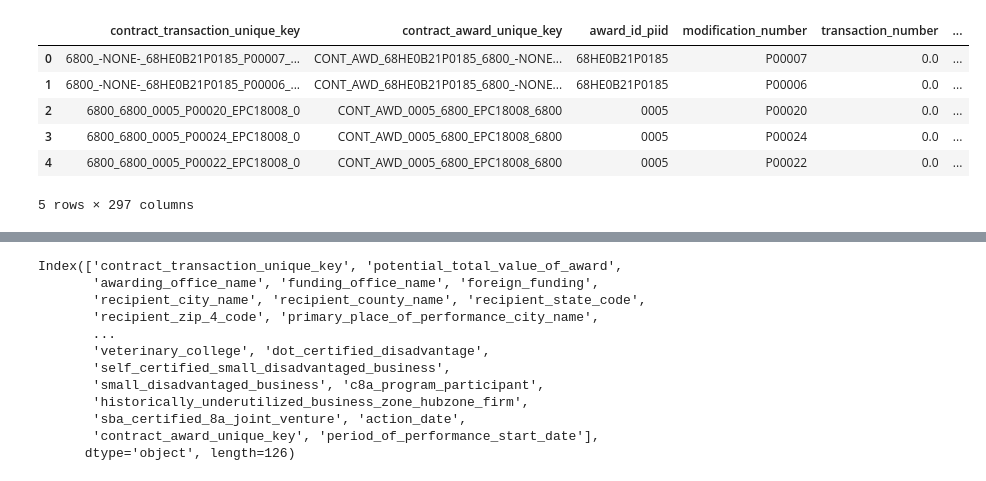
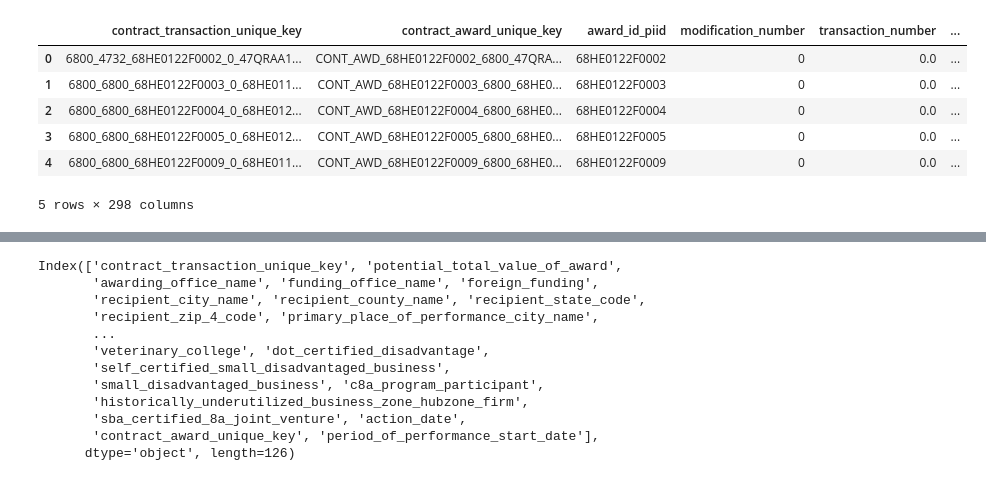
Before and after one commit to DinoKao23/Datason, a Jupyter notebook: test1.ipynb, the cells around one changed output, grey strips where cells are left out. Saved outputs shown, nothing was run; the diff lists cells and outputs as text; code cells hidden in the pictures.

```diff
--- a/test1.ipynb
+++ b/test1.ipynb
@@ -5,16 +5,16 @@ import numpy as np
 import seaborn as sns
 import matplotlib.pyplot as plt
 # %%
-df = pd.read_csv('FY2023_068_Contracts_Full_20240214_1.csv')
+df = pd.read_csv('Cleaned_Data_FY22_24.csv')
 df.head()
 # %% [output]
 |  | contract_transaction_unique_key | contract_award_unique_key | award_id_piid | modification_number | transaction_number | ... |
-| 0 | 6800_-NONE-_68HE0B21P0185_P00007_... | CONT_AWD_68HE0B21P0185_6800_-NONE... | 68HE0B21P0185 | P00007 | 0.0 | ... |
-| 1 | 6800_-NONE-_68HE0B21P0185_P00006_... | CONT_AWD_68HE0B21P0185_6800_-NONE... | 68HE0B21P0185 | P00006 | 0.0 | ... |
-| 2 | 6800_6800_0005_P00020_EPC18008_0 | CONT_AWD_0005_6800_EPC18008_6800 | 0005 | P00020 | 0.0 | ... |
-| 3 | 6800_6800_0005_P00024_EPC18008_0 | CONT_AWD_0005_6800_EPC18008_6800 | 0005 | P00024 | 0.0 | ... |
-| 4 | 6800_6800_0005_P00022_EPC18008_0 | CONT_AWD_0005_6800_EPC18008_6800 | 0005 | P00022 | 0.0 | ... |
+| 0 | 6800_4732_68HE0122F0002_0_47QRAA1... | CONT_AWD_68HE0122F0002_6800_47QRA... | 68HE0122F0002 | 0 | 0.0 | ... |
+| 1 | 6800_6800_68HE0122F0003_0_68HE011... | CONT_AWD_68HE0122F0003_6800_68HE0... | 68HE0122F0003 | 0 | 0.0 | ... |
+| 2 | 6800_6800_68HE0122F0004_0_68HE012... | CONT_AWD_68HE0122F0004_6800_68HE0... | 68HE0122F0004 | 0 | 0.0 | ... |
+| 3 | 6800_6800_68HE0122F0005_0_68HE012... | CONT_AWD_68HE0122F0005_6800_68HE0... | 68HE0122F0005 | 0 | 0.0 | ... |
+| 4 | 6800_6800_68HE0122F0009_0_68HE011... | CONT_AWD_68HE0122F0009_6800_68HE0... | 68HE0122F0009 | 0 | 0.0 | ... |
-5 rows × 297 columns
+5 rows × 298 columns
 # %%
 # We find remove the specific columns that are not relate with the predict value
 colmun = ['contract_transaction_unique_key',
```
Also changed, not shown: parts of 57 cells of this notebook.
